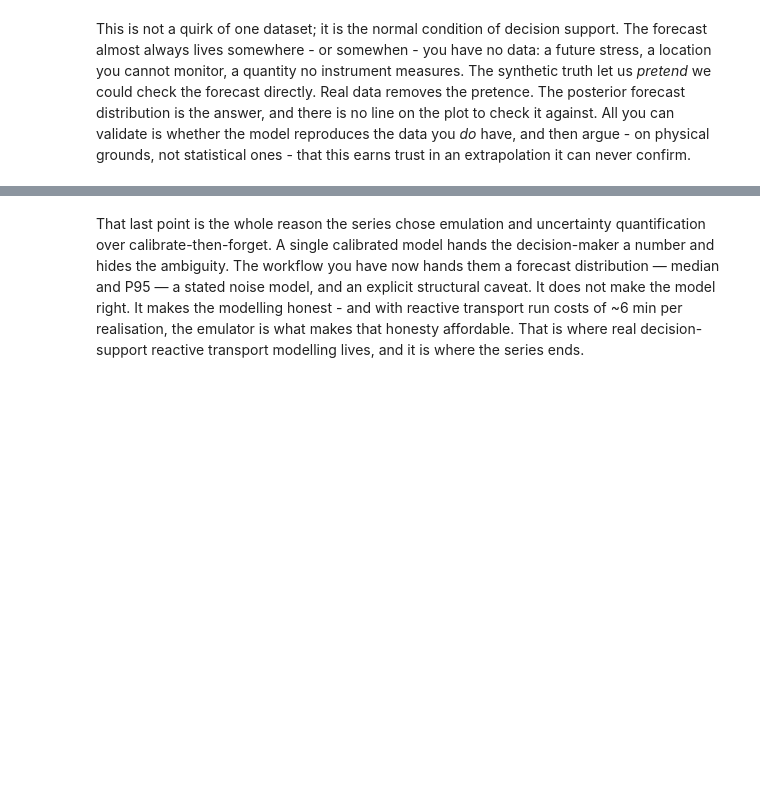
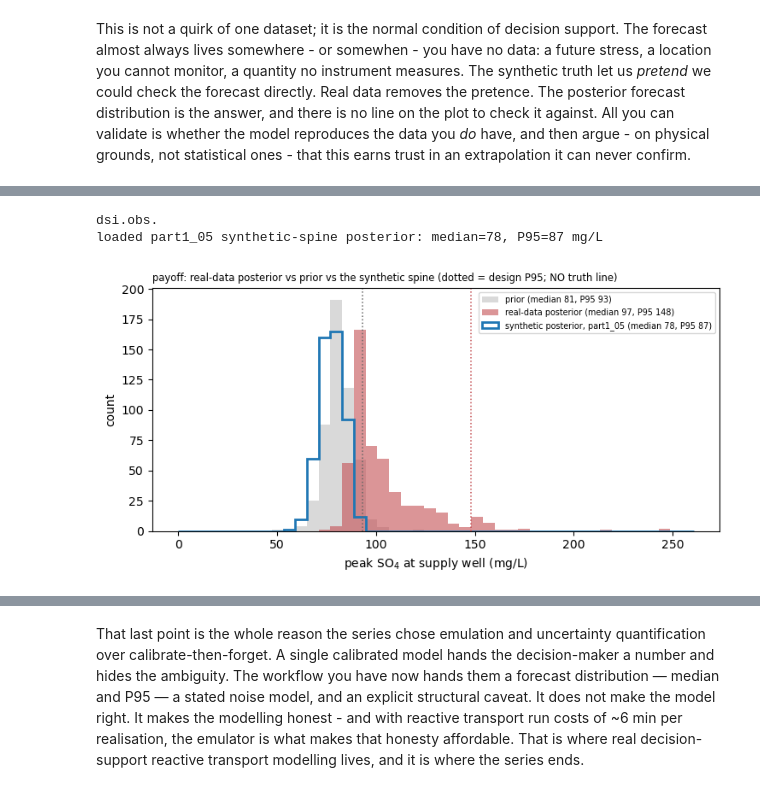
Before and after one commit to rhugman/rtm-tutorial, a Jupyter notebook: tutorials/part1_09_real_data_capstone/dizon_real_data_capstone.ipynb, the cells around one changed output, grey strips where cells are left out. Saved outputs shown, nothing was run; the diff lists cells and outputs as text; code cells hidden in the pictures; blank space fills up the shorter version.

```diff
--- a/tutorials/part1_09_real_data_capstone/dizon_real_data_capstone.ipynb
+++ b/tutorials/part1_09_real_data_capstone/dizon_real_data_capstone.ipynb
@@ -66,0 +188,8 @@ We work in a fresh template inside *this* notebook's directory, copied from the
+# %%
+dtd = Path("dsi_template_realdata")
+if dtd.exists():
+    shutil.rmtree(dtd)
+dpst = dsi.prepare_pestpp(dtd, use_runstor=True)
+dpst.try_parse_name_metadata()
+print(f"DSI template written to {dtd}")
+print(f"latent parameters: {dpst.npar}, emulated observations: {dpst.nobs}")
@@ -228,0 +388,9 @@ None of this is an excuse to stop. The decision question is unchanged: how much
+# %%
+dpst.pestpp_options.pop("ies_multimodal_alpha", None)   # no multimodal (see part1_05)
+dpst.pestpp_options["ies_num_threads"] = psutil.cpu_count(logical=False)
+dpst.control_data.noptmax = 3
+dpst.write(str(dtd / "dsi.pst"), version=2)
+
+# runstor forward run, invoked with /e -- the cheap path; no DIZON in the loop
+hbd.get_bins(str(dtd))
+pyemu.os_utils.run("pestpp-ies dsi.pst /e", cwd=str(dtd))
@@ -228,0 +452,43 @@ None of this is an excuse to stop. The decision question is unchanged: how much
+# %%
+# load the part1_05 synthetic-spine posterior for the side-by-side (graceful skip)
+p5_dtd = Path("..", "part1_05_dsi_basics", "dsi_template")
+p5_post_fc = None
+if (p5_dtd / "dsi.pst").exists():
+    try:
+        p5_pst = pyemu.Pst(str(p5_dtd / "dsi.pst"))
+        p5_pst.try_parse_name_metadata()
+        p5_obsen = p5_pst.ies.obsen
+        p5_last = max(p5_obsen.index.get_level_values(0).unique())
+        p5_post_fc = peak_so4_mgl(p5_obsen.loc[p5_last])
+        print(f"loaded part1_05 synthetic-spine posterior: "
+              f"median={p5_post_fc.median():.0f}, P95={p5_post_fc.quantile(0.95):.0f} mg/L")
+    except Exception as e:
+        print(f"part1_05 posterior present but not loadable ({e}); skipping the overlay")
+else:
+    print("part1_05 dsi_template not found; plotting the real-data prior/posterior only")
+
+fig, ax = plt.subplots(figsize=(7.5, 3.8))
+fc_max = max(prior_fc.max(), post_fc.max(),
+             (p5_post_fc.max() if p5_post_fc is not None else 0))
+bins = np.linspace(0, fc_max * 1.05, 45)
+ax.hist(prior_fc, bins=bins, color="#D3D3D3", alpha=0.85,
+        label=f"prior (median {prior_fc.median():.0f}, P95 {prior_fc.quantile(0.95):.0f})")
+ax.hist(post_fc, bins=bins, color="#c44e52", alpha=0.6,
+        label=f"real-data posterior (median {post_fc.median():.0f}, "
+              f"P95 {post_fc.quantile(0.95):.0f})")
+if p5_post_fc is not None:
+    ax.hist(p5_post_fc, bins=bins, histtype="step", lw=2, color="#1f77b4",
+            label=f"synthetic posterior, part1_05 (median {p5_post_fc.median():.0f}, "
+                  f"P95 {p5_post_fc.quantile(0.95):.0f})")
+ax.axvline(prior_fc.quantile(0.95), color="0.4", lw=1.1, ls=":")
+ax.axvline(post_fc.quantile(0.95), color="#c44e52", lw=1.1, ls=":")
+ax.set_xlabel("peak SO$_4$ at supply well (mg/L)")
+ax.set_ylabel("count")
+ax.set_title("payoff: real-data posterior vs prior vs the synthetic spine "
+             "(dotted = design P95; NO truth line)", loc="left", fontsize="small")
+ax.legend(fontsize="x-small")
+fig.tight_layout()
+# %% [output]
+dsi.obs.
+loaded part1_05 synthetic-spine posterior: median=78, P95=87 mg/L
+[figure, added]
```
Also changed, not shown: parts of 50 cells of this notebook, 9 other files.
